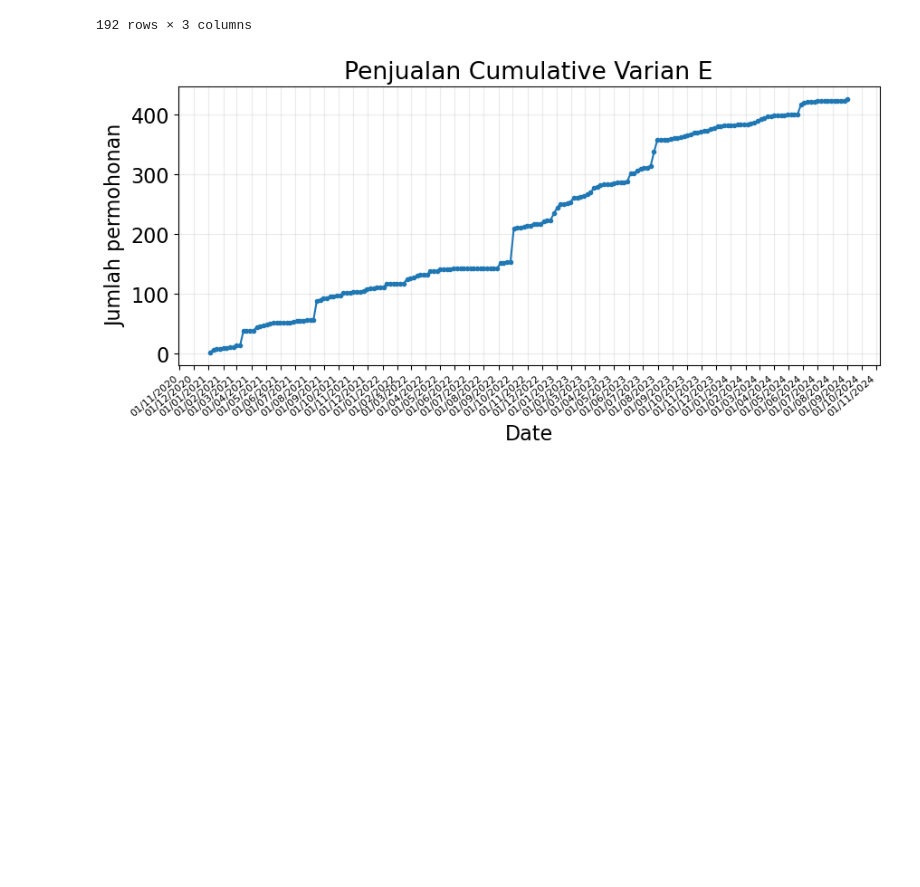
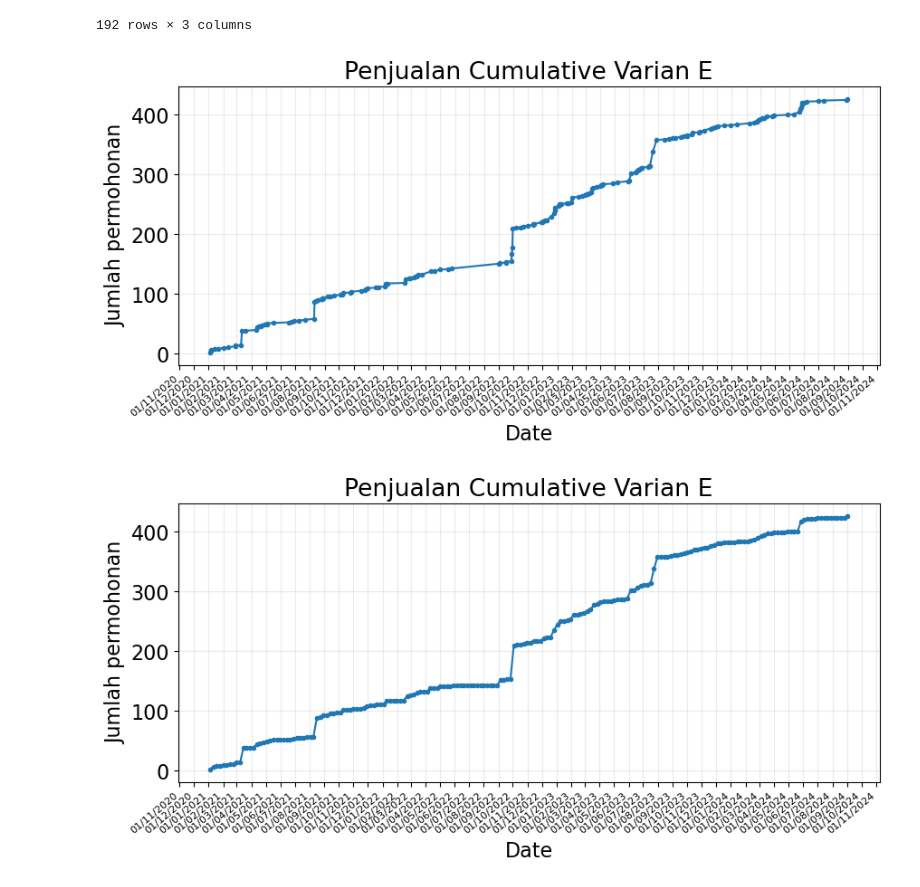
Before and after one commit to anajesset/tugas-akhirr, a Jupyter notebook: varian_e.ipynb, the cells around one changed output. Cells and saved outputs as stored; diff of their text form; code cells hidden in the pictures; blank space fills up the shorter version.

```diff
--- a/varian_e.ipynb
+++ b/varian_e.ipynb
@@ -197,6 +197,12 @@ df_E_weekly
 | 190 | 2024-08-26 | 0 | 423 |
 | 191 | 2024-09-02 | 3 | 426 |
 192 rows × 3 columns
+# %%
+plot_time_series(df_E_count["Tgl. Mohon"], df_E_count["cumulative_sum"],
+                title="Penjualan Cumulative Varian E",
+                xlabel="Date", ylabel="Jumlah permohonan")
+# %% [output]
+[figure, added]
 # %%
 plot_time_series(df_E_weekly["Tgl. Mohon"], df_E_weekly["cumulative_sum"],
                 title="Penjualan Cumulative Varian E",
```
Also changed, not shown: 17 other files.
